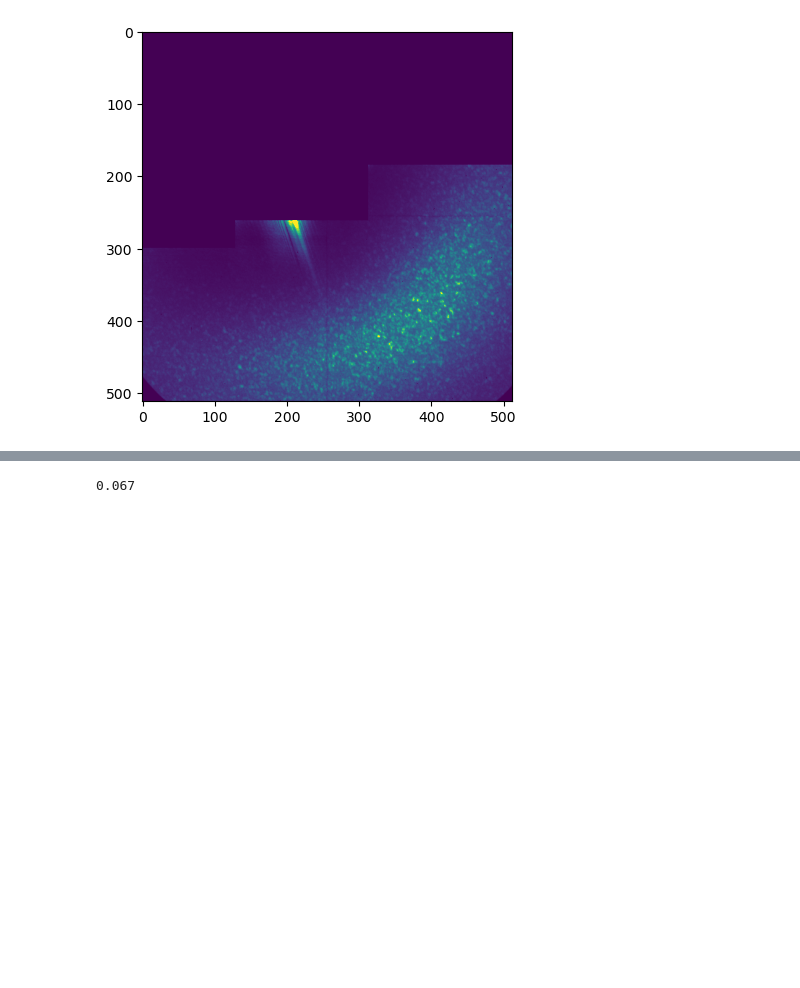
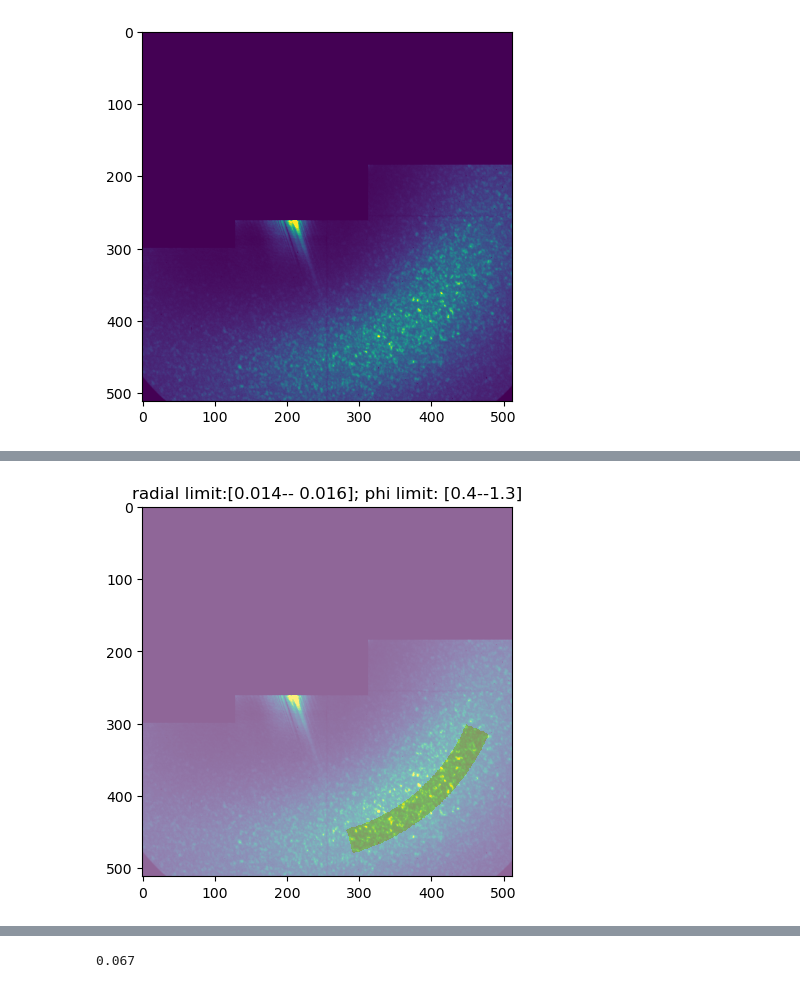
Before and after one commit to AISaleheen/speckle_time_series, a Jupyter notebook: notebooks/speckle_analysis_notebook.ipynb, the cells around one changed output, grey strips where cells are left out. Cells and saved outputs as stored; diff of their text form; code cells hidden in the pictures; blank space fills up the shorter version.

```diff
--- a/notebooks/speckle_analysis_notebook.ipynb
+++ b/notebooks/speckle_analysis_notebook.ipynb
@@ -130,0 +104,4 @@ q1_ts =tpx3_2.timestamps_from_ring_movie(mask_remover[0], mask_remover[1], (201,
+# %%
+q1 = clst.q_roi_viewer_new(summed_image,  vm1 = 800, vm2 = 8000, **experimental_parameters,)
+# %% [output]
+[figure, added]
```
Also changed, not shown: parts of 55 cells of this notebook.
